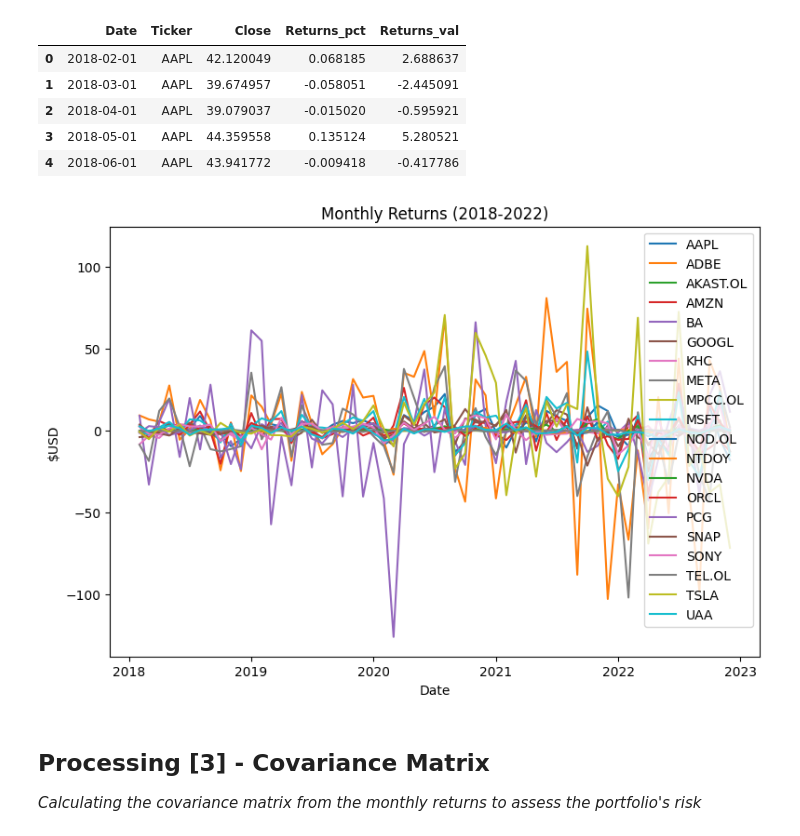
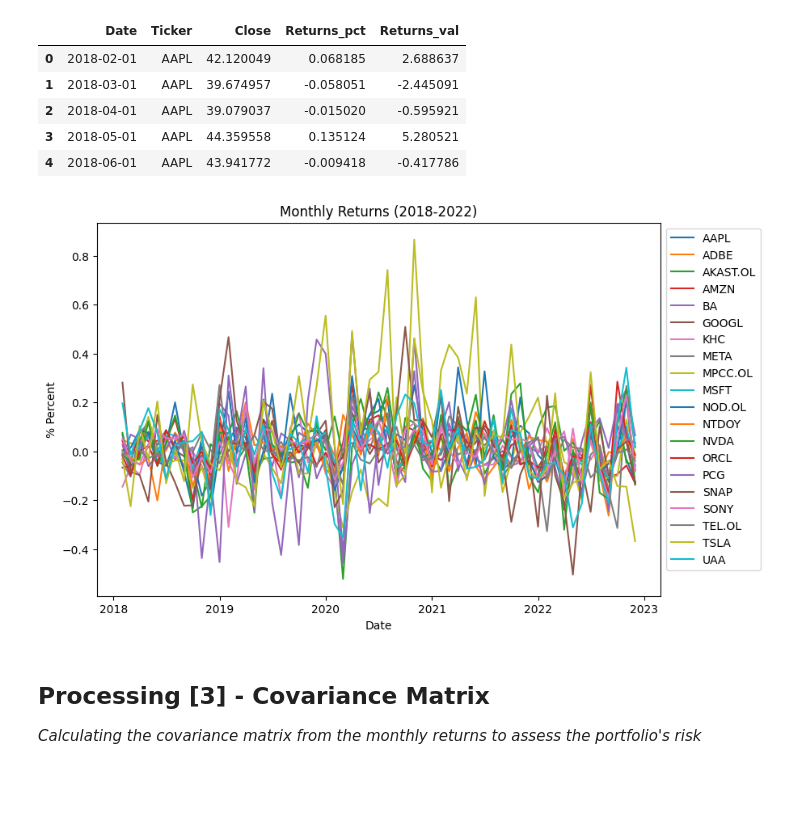
Before and after one commit to SeanMarcusJensen/ACIT4610_Portifolio_KMHS, a Jupyter notebook: problem_2/main.ipynb, the cells around one changed output. Cells and saved outputs as stored; diff of their text form; code cells hidden in the pictures; blank space fills up the shorter version.

Commit message:
Adjusted the legend of the stock_history plot outide of the graph

```diff
--- a/problem_2/main.ipynb
+++ b/problem_2/main.ipynb
@@ -112,9 +112,9 @@ monthly_returns_df.head()
 | 3 | 2018-05-01 | AAPL | 44.359558 | 0.135124 | 5.280521 |
 | 4 | 2018-06-01 | AAPL | 43.941772 | -0.009418 | -0.417786 |
 # %%
-StockPlotter.stock_history(monthly_returns_df, title='Monthly Returns (2018-2022)', ylabel='$USD', column='Returns_val')
+StockPlotter.stock_history(monthly_returns_df, title='Monthly Returns (2018-2022)', ylabel='% Percent', column='Returns_pct')
 # %% [output]
-[figure, old version]
+[figure, new version]
 # %% [markdown]
 ## Processing [3] - Covariance Matrix
 *Calculating the covariance matrix from the monthly returns to assess the portfolio's risk*
```
Also changed, not shown: parts of 1 cell of this notebook, 1 other file.
